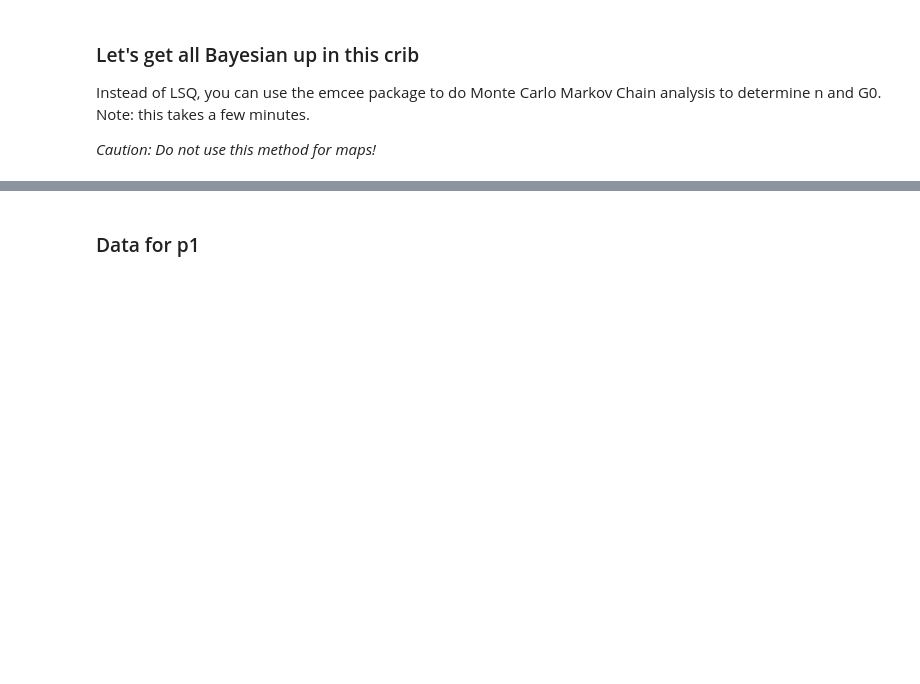
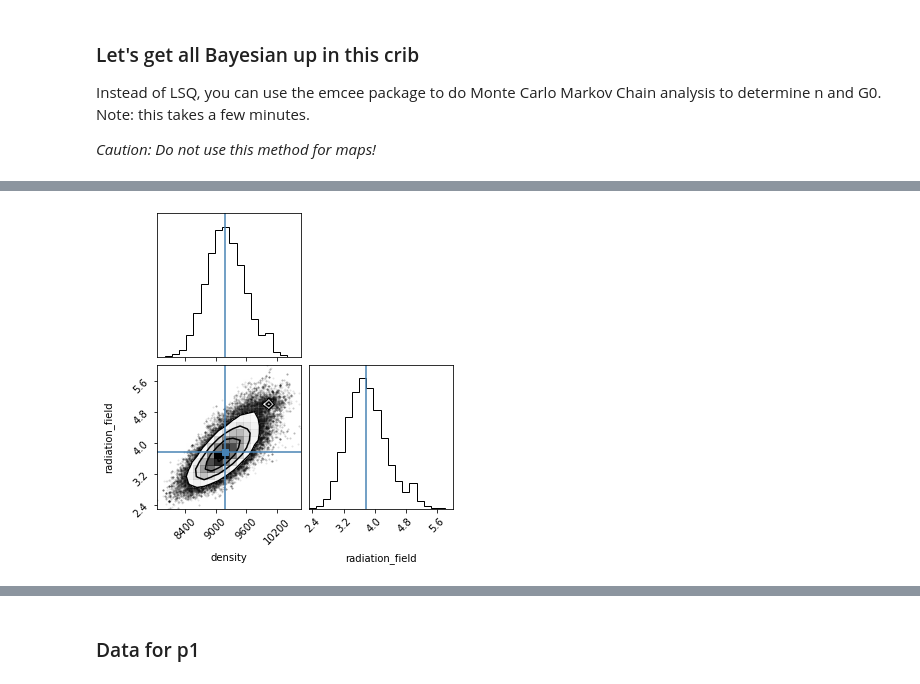
Before and after one commit to mpound/pdrtpy, a Jupyter notebook: rcw49.ipynb, the cells around one changed output, grey strips where cells are left out. Cells and saved outputs as stored; diff of their text form; code cells hidden in the pictures; blank space fills up the shorter version.

```diff
--- a/rcw49.ipynb
+++ b/rcw49.ipynb
@@ -72,0 +199,5 @@ fig = corner.corner(res.flatchain, labels=res.var_names, truths=list(res.params.
+# %%
+res = p.fit_result[0]
+fig = corner.corner(res.flatchain, labels=res.var_names, truths=list(res.params.valuesdict().values()))
+# %% [output]
+[figure, added]
```
Also changed, not shown: parts of 31 cells of this notebook.
